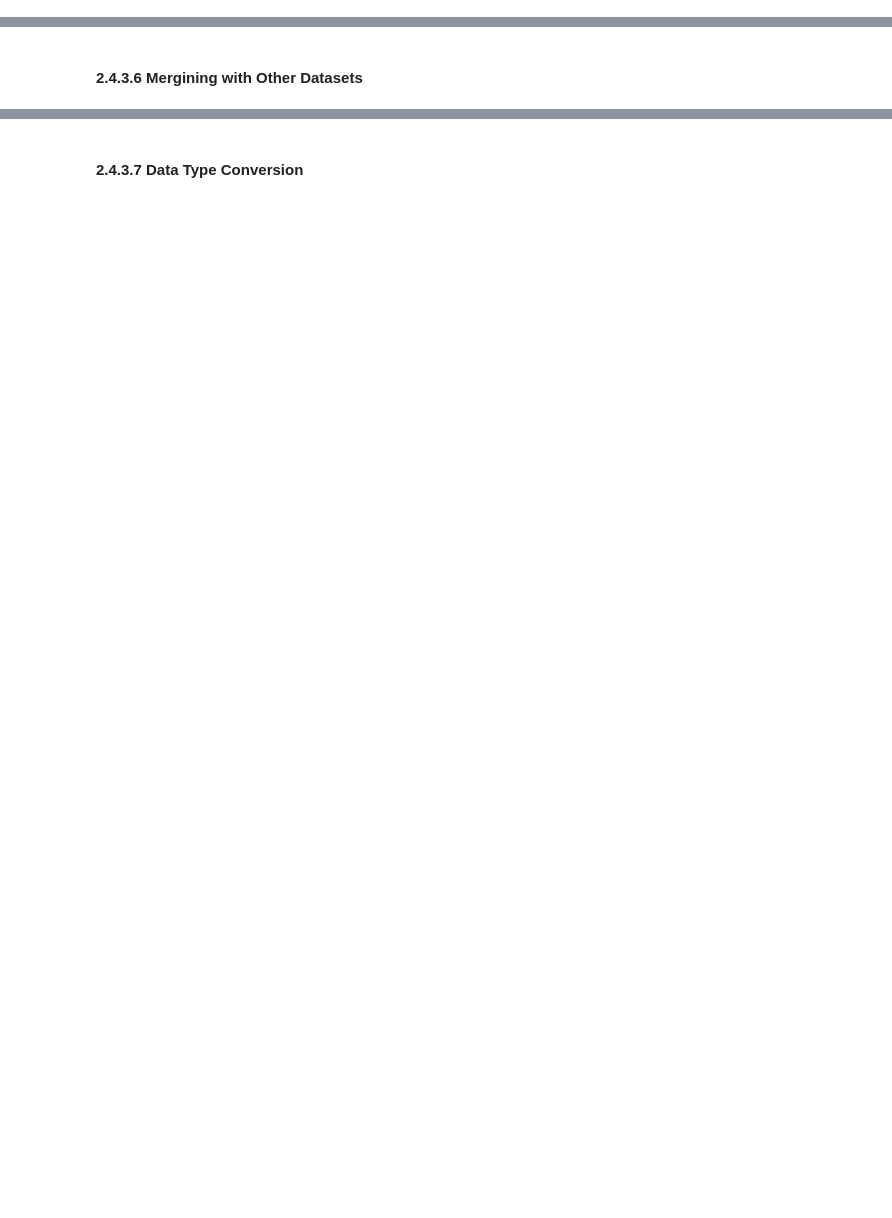
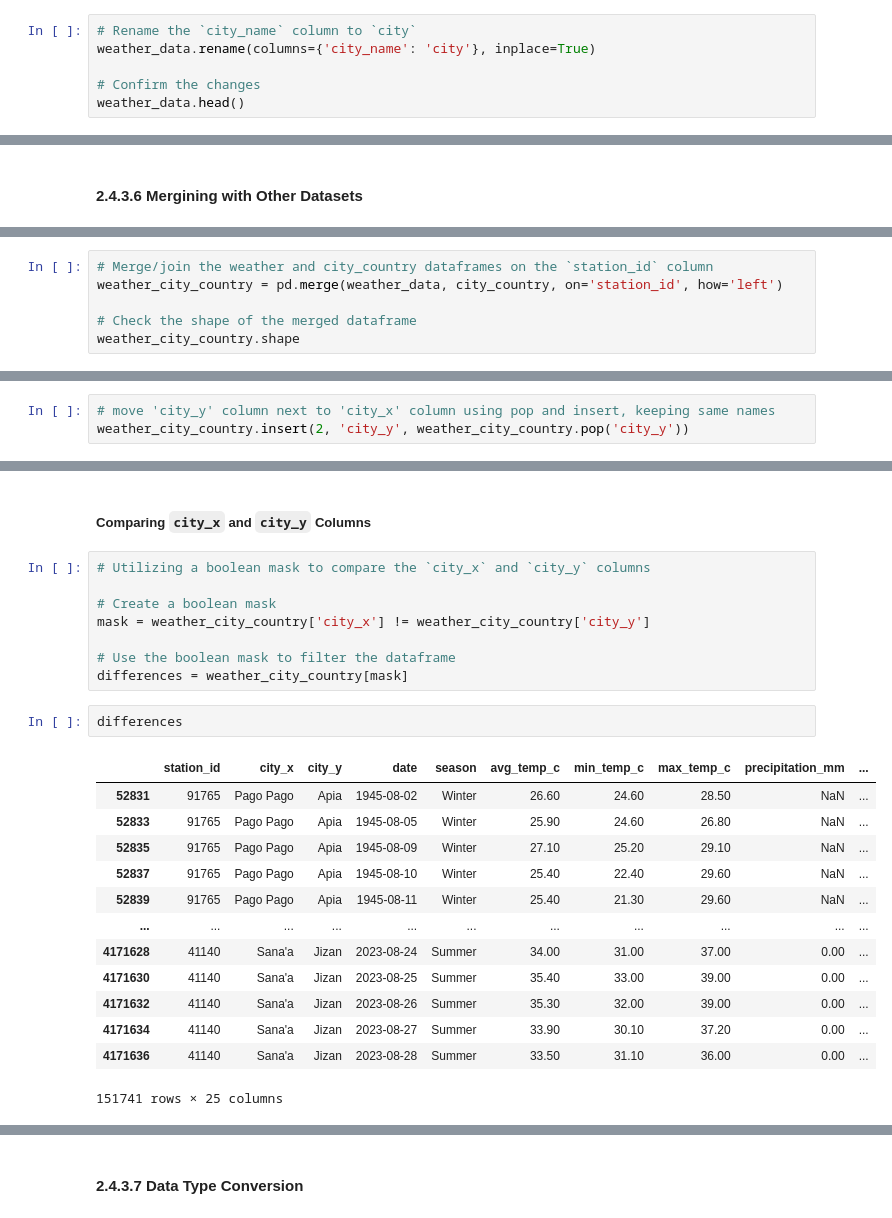
Before and after one commit to christinedbaxter/analyticsCapstone, a Jupyter notebook: notebooks/02_data_preprocessing.ipynb, the cells around one changed output, grey strips where cells are left out. Cells and saved outputs as stored; diff of their text form; blank space fills up the shorter version.

```diff
--- a/notebooks/02_data_preprocessing.ipynb
+++ b/notebooks/02_data_preprocessing.ipynb
@@ -713,3 +1613,9 @@ Drop columns or rows that are not needed for the analysis based on the project's
 #### 2.4.3.4 Rename Columns
 # %% [markdown]
 Rename columns to have meaningful names and to follow a consistent naming convention.
+# %%
+# Rename the `city_name` column to `city`
+weather_data.rename(columns={'city_name': 'city'}, inplace=True)
+
+# Confirm the changes
+weather_data.head()
@@ -725,0 +1652,6 @@ Make sure to do this after ensuring that the key columns (like country names, ci
+# %%
+# Merge/join the weather and city_country dataframes on the `station_id` column
+weather_city_country = pd.merge(weather_data, city_country, on='station_id', how='left')
+
+# Check the shape of the merged dataframe
+weather_city_country.shape
@@ -725,0 +1669,3 @@ Make sure to do this after ensuring that the key columns (like country names, ci
+# %%
+# move 'city_y' column next to 'city_x' column using pop and insert, keeping same names
+weather_city_country.insert(2, 'city_y', weather_city_country.pop('city_y'))
@@ -725,0 +1681,26 @@ Make sure to do this after ensuring that the key columns (like country names, ci
+# %% [markdown]
+##### Comparing `city_x` and `city_y` Columns
+# %%
+# Utilizing a boolean mask to compare the `city_x` and `city_y` columns
+
+# Create a boolean mask
+mask = weather_city_country['city_x'] != weather_city_country['city_y']
+
+# Use the boolean mask to filter the dataframe
+differences = weather_city_country[mask]
+# %%
+differences
+# %% [output]
+|  | station_id | city_x | city_y | date | season | avg_temp_c | min_temp_c | max_temp_c | precipitation_mm | ... |
+| 52831 | 91765 | Pago Pago | Apia | 1945-08-02 | Winter | 26.60 | 24.60 | 28.50 | NaN | ... |
+| 52833 | 91765 | Pago Pago | Apia | 1945-08-05 | Winter | 25.90 | 24.60 | 26.80 | NaN | ... |
+| 52835 | 91765 | Pago Pago | Apia | 1945-08-09 | Winter | 27.10 | 25.20 | 29.10 | NaN | ... |
+| 52837 | 91765 | Pago Pago | Apia | 1945-08-10 | Winter | 25.40 | 22.40 | 29.60 | NaN | ... |
+| 52839 | 91765 | Pago Pago | Apia | 1945-08-11 | Winter | 25.40 | 21.30 | 29.60 | NaN | ... |
+| ... | ... | ... | ... | ... | ... | ... | ... | ... | ... | ... |
+| 4171628 | 41140 | Sana'a | Jizan | 2023-08-24 | Summer | 34.00 | 31.00 | 37.00 | 0.00 | ... |
+| 4171630 | 41140 | Sana'a | Jizan | 2023-08-25 | Summer | 35.40 | 33.00 | 39.00 | 0.00 | ... |
+| 4171632 | 41140 | Sana'a | Jizan | 2023-08-26 | Summer | 35.30 | 32.00 | 39.00 | 0.00 | ... |
+| 4171634 | 41140 | Sana'a | Jizan | 2023-08-27 | Summer | 33.90 | 30.10 | 37.20 | 0.00 | ... |
+| 4171636 | 41140 | Sana'a | Jizan | 2023-08-28 | Summer | 33.50 | 31.10 | 36.00 | 0.00 | ... |
+151741 rows × 25 columns
```
Also changed, not shown: parts of 157 cells of this notebook, 1 other file.
